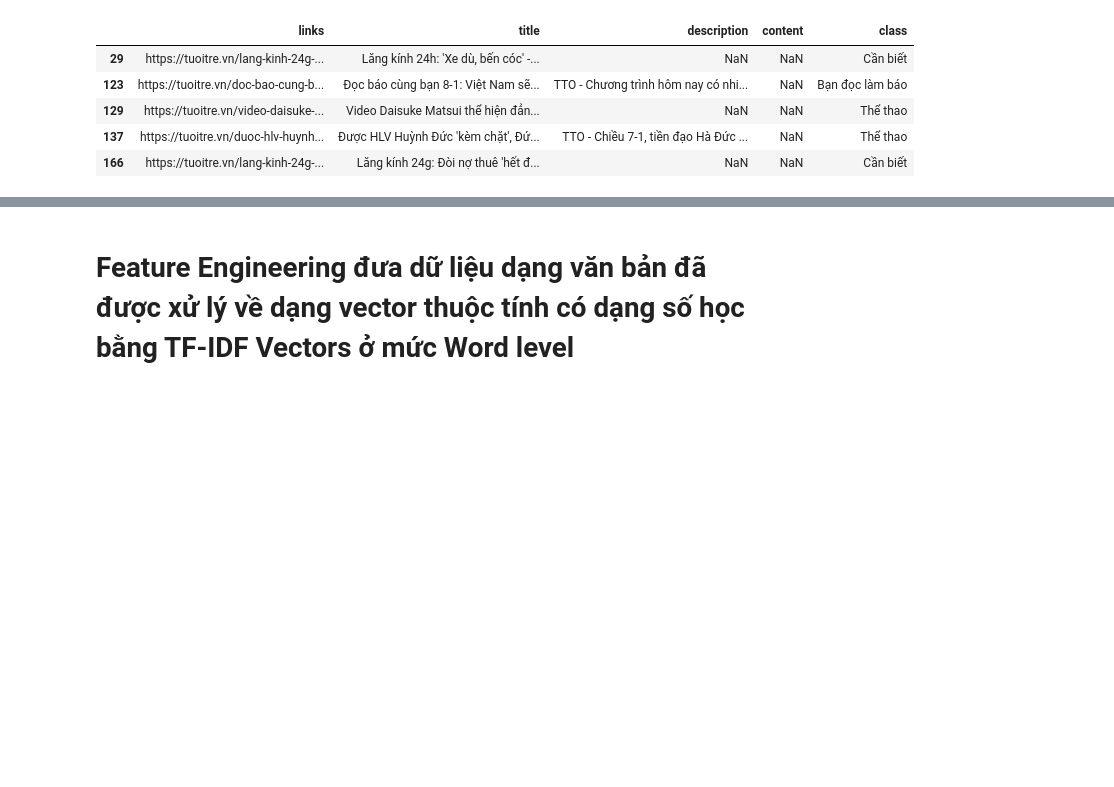
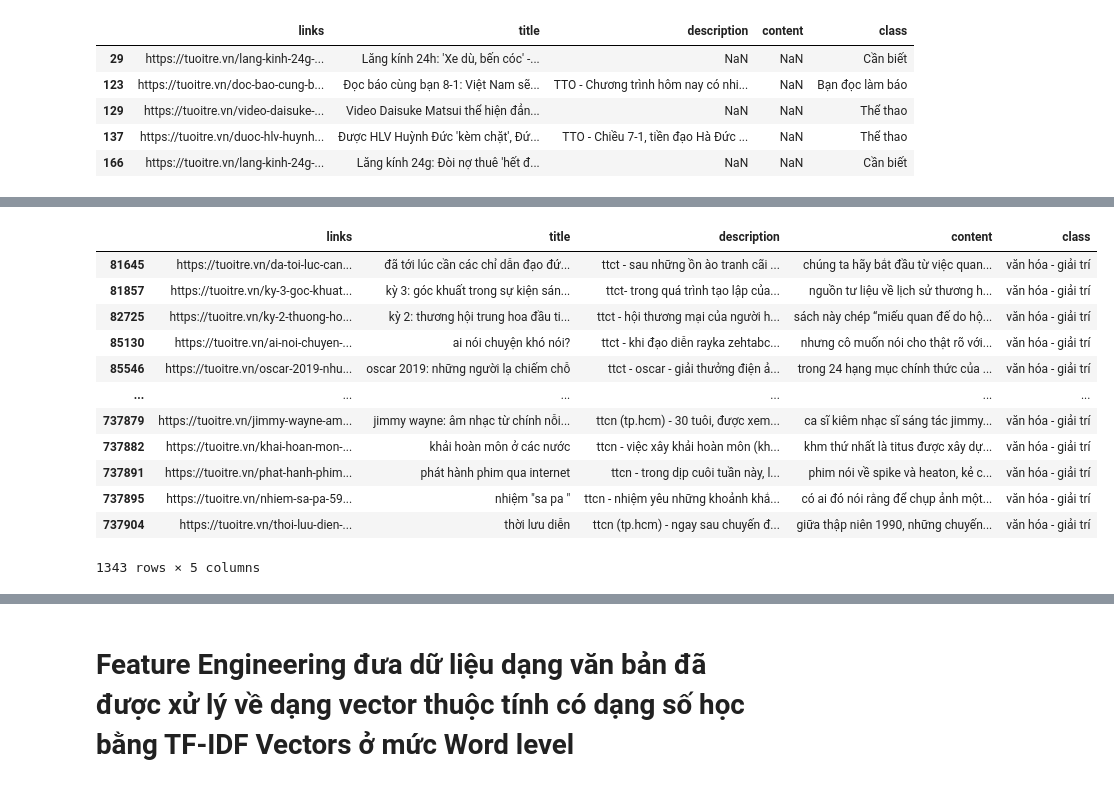
Before and after one commit to vlozg/DoAn_CuoiKy_DataScience, a Jupyter notebook: Final.ipynb, the cells around one changed output, grey strips where cells are left out. Drawn from its saved outputs; the diff is of its cells as text; code cells hidden in the pictures; blank space fills up the shorter version.

```diff
--- a/Final.ipynb
+++ b/Final.ipynb
@@ -539,0 +566,10 @@ for index in tqdm(range(total_files)):
+# %%
+dir_4 = "src/scraped_data/"
+# %%
+# Import toàn bộ data (không khuyến cáo nếu máy không nhiều ram)
+df = []
+for i in tqdm(range(218)):
+    df.append(pd.read_csv(dir_4 + f'crawling_{i}.csv'))
+
+data_df=pd.concat(df)
+data_df.reset_index(drop=True, inplace=True)
@@ -539,0 +685,16 @@ for index in tqdm(range(total_files)):
+# %%
+data_df[data_df["class"] == "văn hóa - giải trí"]
+# %% [output]
+|  | links | title | description | content | class |
+| 81645 | https://tuoitre.vn/da-toi-luc-can... | đã tới lúc cần các chỉ dẫn đạo đứ... | ttct - sau những ồn ào tranh cãi ... | chúng ta hãy bắt đầu từ việc quan... | văn hóa - giải trí |
+| 81857 | https://tuoitre.vn/ky-3-goc-khuat... | kỳ 3: góc khuất trong sự kiện sán... | ttct- trong quá trình tạo lập của... | nguồn tư liệu về lịch sử thương h... | văn hóa - giải trí |
+| 82725 | https://tuoitre.vn/ky-2-thuong-ho... | kỳ 2: thương hội trung hoa đầu ti... | ttct - hội thương mại của người h... | sách này chép “miếu quan đế do hộ... | văn hóa - giải trí |
+| 85130 | https://tuoitre.vn/ai-noi-chuyen-... | ai nói chuyện khó nói? | ttct - khi đạo diễn rayka zehtabc... | nhưng cô muốn nói cho thật rõ với... | văn hóa - giải trí |
+| 85546 | https://tuoitre.vn/oscar-2019-nhu... | oscar 2019: những người lạ chiếm chỗ | ttct - oscar - giải thưởng điện ả... | trong 24 hạng mục chính thức của ... | văn hóa - giải trí |
+| ... | ... | ... | ... | ... | ... |
+| 737879 | https://tuoitre.vn/jimmy-wayne-am... | jimmy wayne: âm nhạc từ chính nỗi... | ttcn (tp.hcm) - 30 tuôi, được xem... | ca sĩ kiêm nhạc sĩ sáng tác jimmy... | văn hóa - giải trí |
+| 737882 | https://tuoitre.vn/khai-hoan-mon-... | khải hoàn môn ở các nước | ttcn - việc xây khải hoàn môn (kh... | khm thứ nhất là titus được xây dự... | văn hóa - giải trí |
+| 737891 | https://tuoitre.vn/phat-hanh-phim... | phát hành phim qua internet | ttcn - trong dịp cuôi tuần này, l... | phim nói về spike và heaton, kẻ c... | văn hóa - giải trí |
+| 737895 | https://tuoitre.vn/nhiem-sa-pa-59... | nhiệm "sa pa " | ttcn - nhiệm yêu những khoảnh khắ... | có ai đó nói rằng để chụp ảnh một... | văn hóa - giải trí |
+| 737904 | https://tuoitre.vn/thoi-luu-dien-... | thời lưu diễn | ttcn (tp.hcm) - ngay sau chuyến đ... | giữa thập niên 1990, những chuyến... | văn hóa - giải trí |
+1343 rows × 5 columns
```
Also changed, not shown: parts of 72 cells of this notebook.
